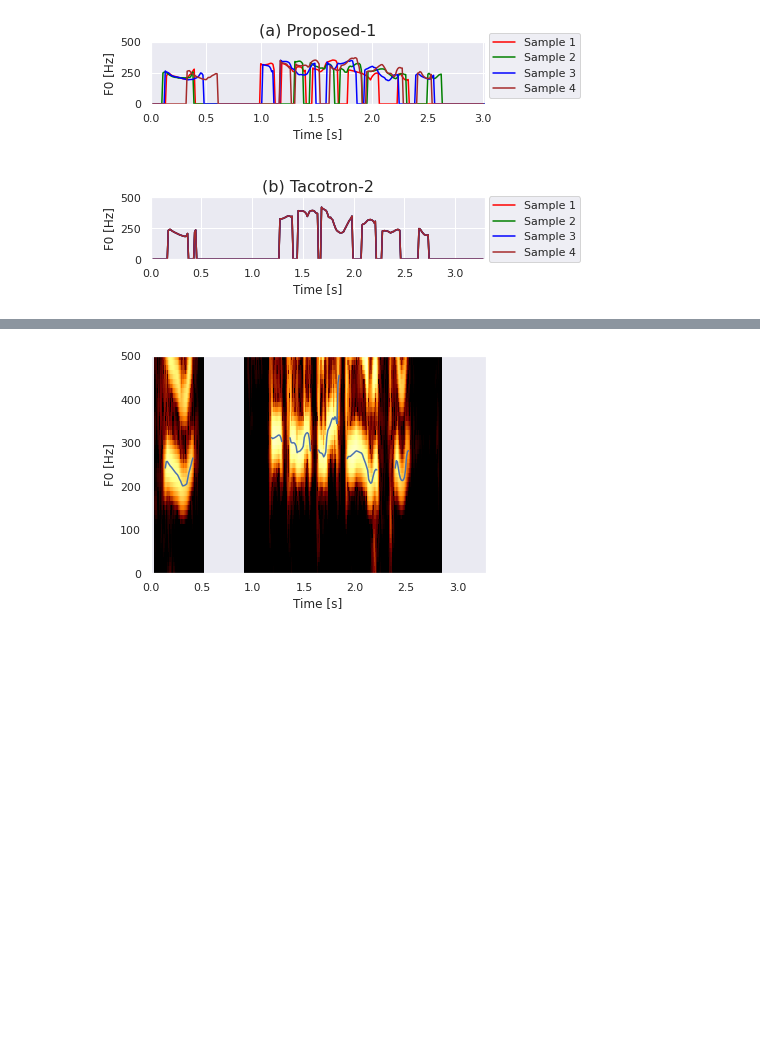
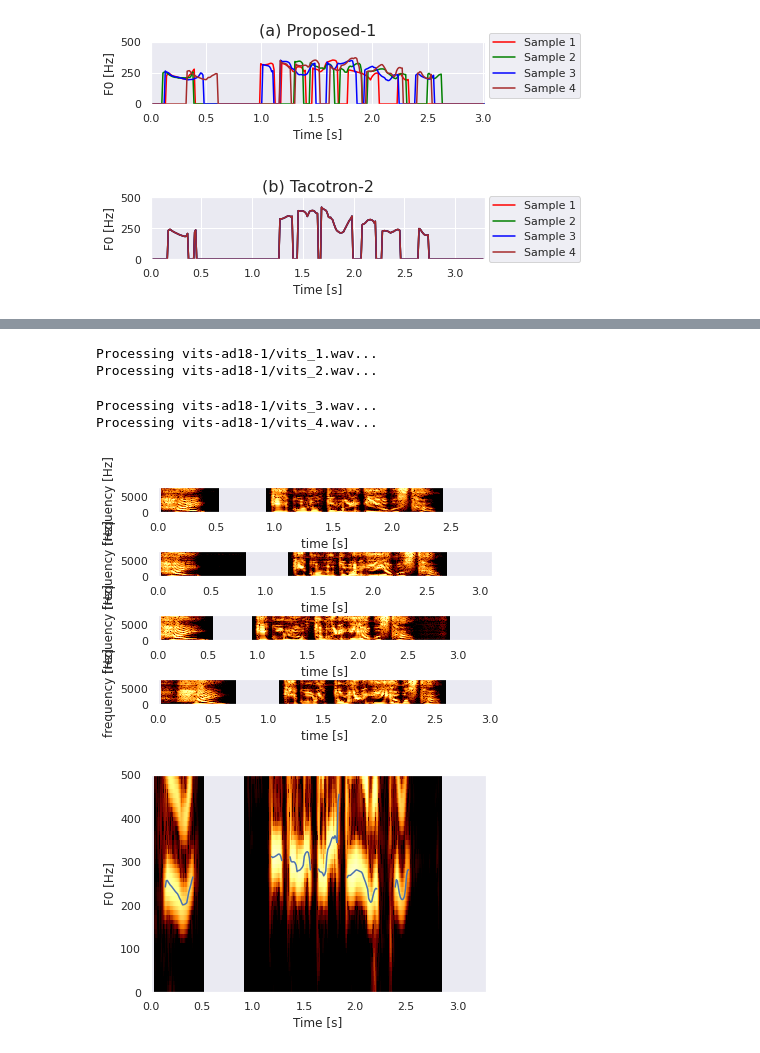
Before and after one commit to arif334/notebooks, a Jupyter notebook: f0-contour/f0-contour.ipynb, the cells around one changed output, grey strips where cells are left out. Drawn from its saved outputs; the diff is of its cells as text; code cells hidden in the pictures; blank space fills up the shorter version.

```diff
--- a/f0-contour/f0-contour.ipynb
+++ b/f0-contour/f0-contour.ipynb
@@ -107,3 +165,39 @@ Processing taco2-ad18/taco2_4.wav...
+# %%
+plt.figure()
+plt.tight_layout()
+
+i = 1
+
+plt.title("(a) Proposed-1", y=1, fontsize=16)
+for wave_file in glob.glob("vits-ad18-1/*.wav"):
+    plt.subplot(4, 1, i)
+    print("Processing {}...".format(wave_file))
+    snd = parselmouth.Sound(wave_file)
+    pitch = snd.to_pitch()
+    pre_emphasized_snd = snd.copy()
+    pre_emphasized_snd.pre_emphasize()
+    spectrogram = pre_emphasized_snd.to_spectrogram(window_length=0.03, maximum_frequency=8000)
+    #intensity = pre_emphasized_snd.to_intensity()
+    #plt.twinx()
+    #draw_pitch(pitch, colors[i])
+    draw_spectrogram(spectrogram)
+    #draw_intensity(intensity, colors[i])
+    plt.xlim([snd.xmin, snd.xmax])
+    #plt.legend(['Sample 1', 'Sample 2', 'Sample 3', 'Sample 4'], loc='best', bbox_to_anchor=(0.8, 0.6, 0.5, 0.5))
+    i += 1
+
+plt.subplots_adjust(hspace=1.5)
+
+
+
+plt.show()
+#plt.savefig("intensity.png")
+# %% [output]
+Processing vits-ad18-1/vits_1.wav...
+Processing vits-ad18-1/vits_2.wav...
+Processing vits-ad18-1/vits_3.wav...
+Processing vits-ad18-1/vits_4.wav...
+[figure, added]
 # %%
 intensity = snd.to_intensity()
 spectrogram = snd.to_spectrogram()
```
Also changed, not shown: parts of 2 cells of this notebook, 4 other files.
